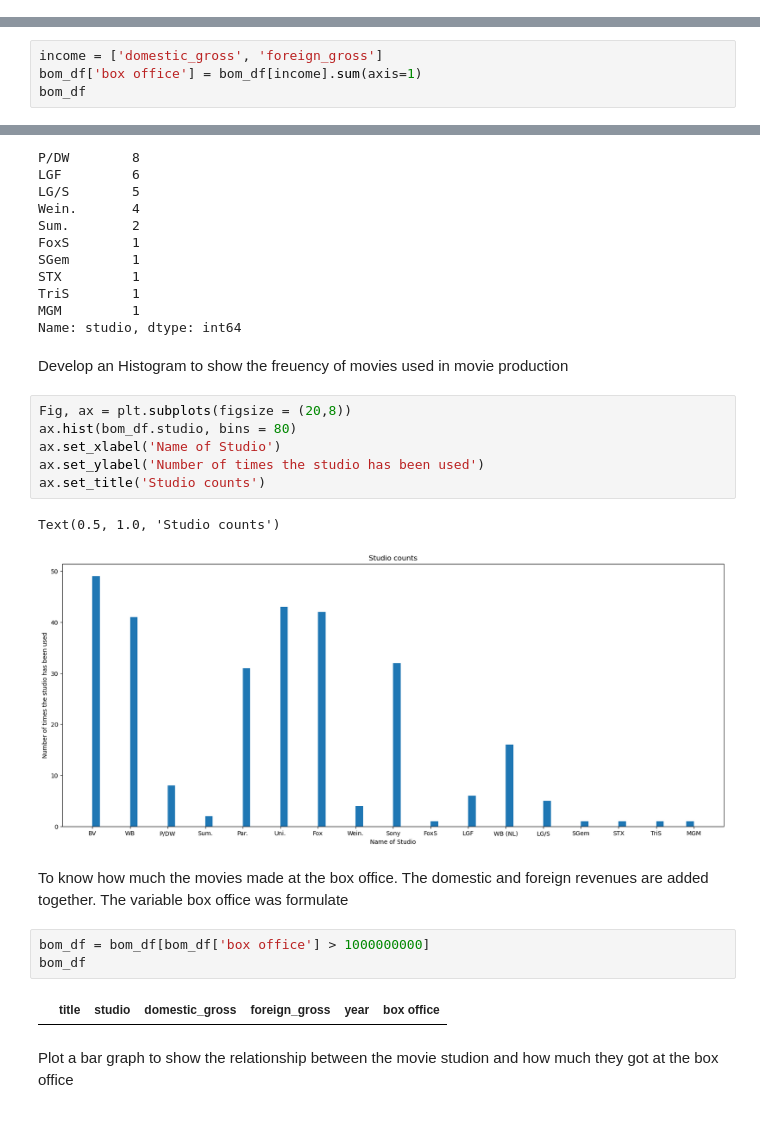
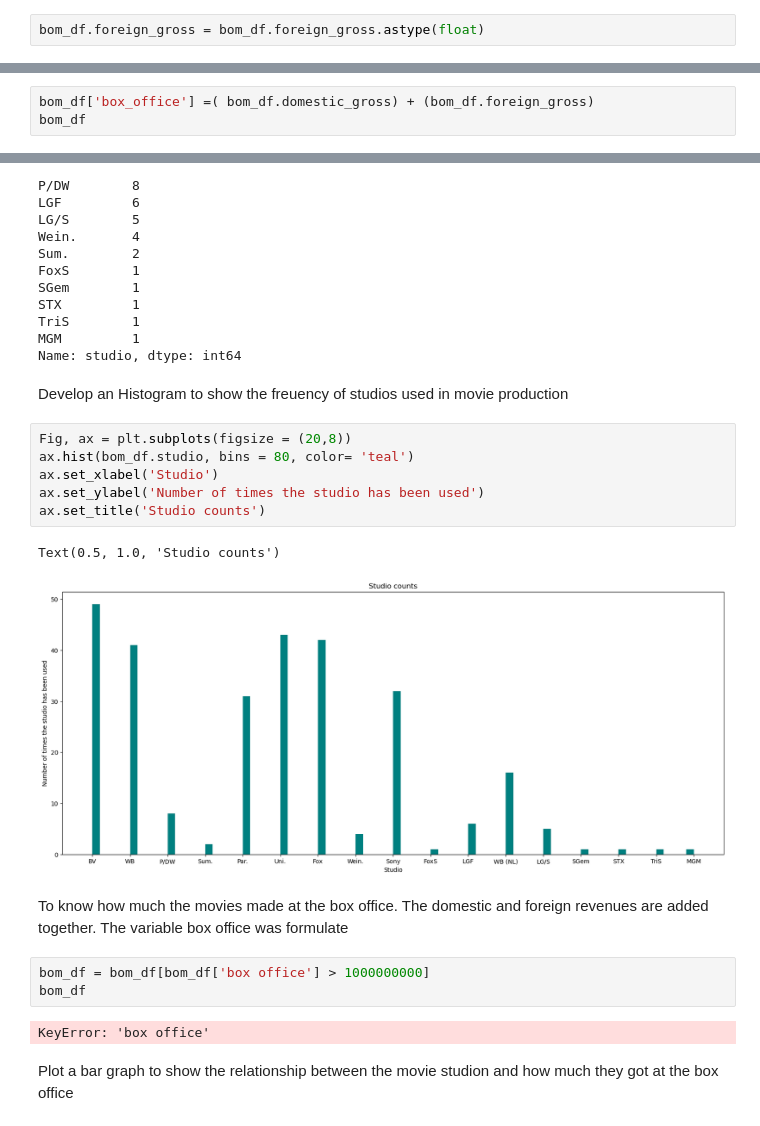
Before and after one commit to Chemami12/Phase_1_Project, a Jupyter notebook: learn-co-curriculum dsc-phase-1-project master zippedData/Phase_1_Project.ipynb, the cells around one changed output, grey strips where cells are left out. Saved outputs shown, nothing was run; the diff lists cells and outputs as text.

```diff
--- a/learn-co-curriculum dsc-phase-1-project master zippedData/Phase_1_Project.ipynb
+++ b/learn-co-curriculum dsc-phase-1-project master zippedData/Phase_1_Project.ipynb
@@ -113,3 +125,5 @@ bom_df.info
 3353         43200.0         30000  2018
 
 [2007 rows x 5 columns]>
+# %%
+bom_df.foreign_gross = bom_df.foreign_gross.astype(float)
@@ -130,7 +146,3 @@ bom_df
 | 3342 | Reign of Judges: Title of Liberty... | Darin Southa | 93200.0 | 5200 | 2018 |
 | 3353 | Antonio Lopez 1970: Sex Fashion &... | FM | 43200.0 | 30000 | 2018 |
 2007 rows × 5 columns
-# %%
-income = ['domestic_gross', 'foreign_gross']
-bom_df['box office'] = bom_df[income].sum(axis=1)
-bom_df
@@ -155,0 +149,3 @@ See the caveats in the documentation: https://pandas.pydata.org/pandas-docs/stab
+# %%
+bom_df['box_office'] =( bom_df.domestic_gross) + (bom_df.foreign_gross)
+bom_df
@@ -196,23 +194,23 @@ TriS        1
 MGM         1
 Name: studio, dtype: int64
 # %% [markdown]
-Develop an Histogram to show the freuency of movies used in movie production
+Develop an Histogram to show the freuency of studios used in movie production
 # %%
 Fig, ax = plt.subplots(figsize = (20,8))
-ax.hist(bom_df.studio, bins = 80)
-ax.set_xlabel('Name of Studio')
+ax.hist(bom_df.studio, bins = 80, color= 'teal')
+ax.set_xlabel('Studio')
 ax.set_ylabel('Number of times the studio has been used')
 ax.set_title('Studio counts')
 # %% [output]
 Text(0.5, 1.0, 'Studio counts')
-[figure, old version]
+[figure, new version]
 # %% [markdown]
 To know how much the movies made at the box office. The domestic and foreign revenues are added together. The variable box office was formulate
 # %%
 bom_df = bom_df[bom_df['box office'] > 1000000000]
 bom_df
 # %% [output]
-|  | title | studio | domestic_gross | foreign_gross | year | box office |
+KeyError: 'box office'
 # %% [markdown]
 Plot a bar graph to show the relationship between the movie studion and how much they got at the box office
 # %%
```
Also changed, not shown: parts of 19 cells of this notebook.
